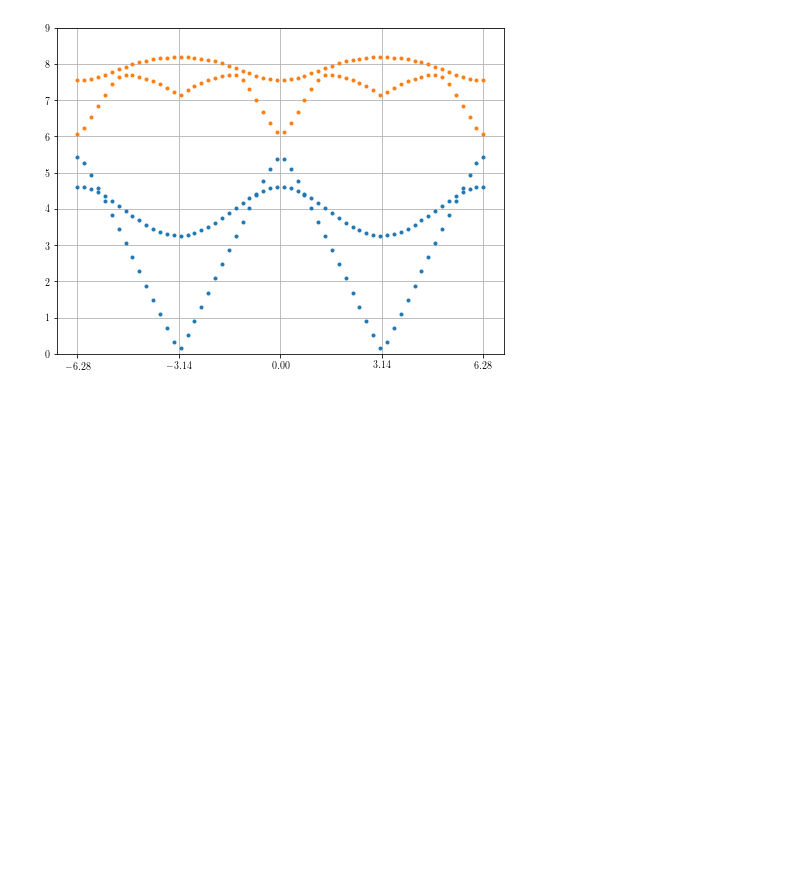
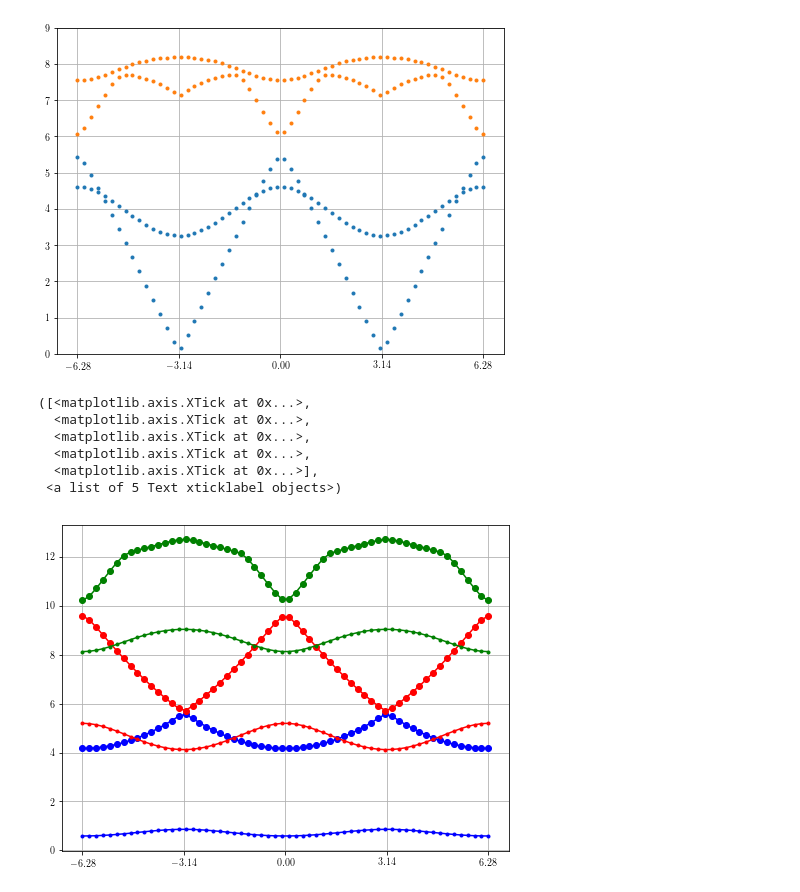
Before and after one commit to iPhysik/Fluxon-Parity-Protected-Qubit, a Jupyter notebook: AC Qubit spectrum.ipynb, the cells around one changed output. Saved outputs shown, nothing was run; the diff lists cells and outputs as text; code cells hidden in the pictures; blank space fills up the shorter version.

Commit message:
add energy to the output

```diff
--- a/AC Qubit spectrum.ipynb
+++ b/AC Qubit spectrum.ipynb
@@ -56,7 +56,7 @@ Q_list = np.arange(Q_dim)-2
 ng_list = [0,0.5]
 phi0_list = linspace(-2*pi,pi*2,60)
 # %%
-spectrum = spectrum_vs_phi0(phi0_list,Q_list,ng_list,params,args)
+spectrum,energy = spectrum_vs_phi0(phi0_list,Q_list,ng_list,params,args)
 # %%
 plt.figure(figsize=(8,6))
 plt.plot(spectrum[:,0],spectrum[:,1],'.')
@@ -72,3 +72,24 @@ plt.xticks(pi*linspace(-2,2,5))
   <matplotlib.axis.XTick at 0x...>],
  <a list of 5 Text xticklabel objects>)
 [figure]
+# %%
+plt.figure(figsize=(8,6))
+length=size(phi0_list)
+plt.plot(energy[:length,0],energy[:length,1],'.-',c='b')
+plt.plot(energy[length:,0],energy[length:,1],'o-',c='b')
+plt.plot(energy[:length,0],energy[:length,2],'.-',c='r')
+plt.plot(energy[length:,0],energy[length:,2],'o-',c='r')
+plt.plot(energy[:length,0],energy[:length,3],'.-',c='g')
+plt.plot(energy[length:,0],energy[length:,3],'o-',c='g')
+
+plt.grid(True)
+# plt.ylim([0,9])
+plt.xticks(pi*linspace(-2,2,5))
+# %% [output]
+([<matplotlib.axis.XTick at 0x...>,
+  <matplotlib.axis.XTick at 0x...>,
+  <matplotlib.axis.XTick at 0x...>,
+  <matplotlib.axis.XTick at 0x...>,
+  <matplotlib.axis.XTick at 0x...>],
+ <a list of 5 Text xticklabel objects>)
+[figure, added]
```
Also changed, not shown: parts of 2 cells of this notebook, 2 other files.
